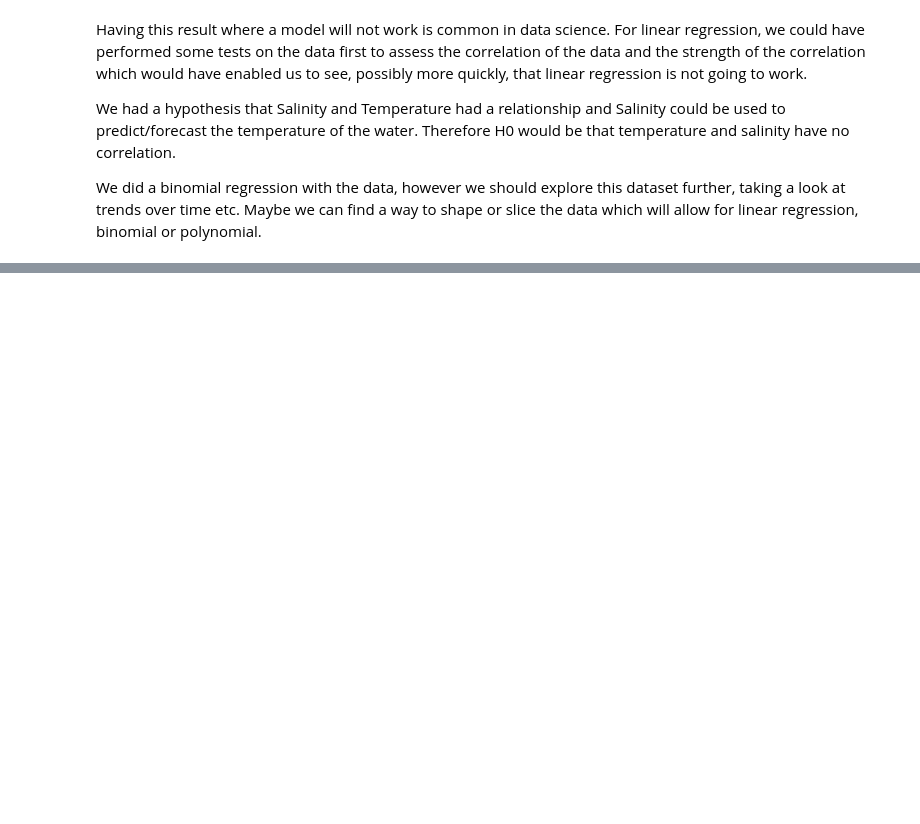
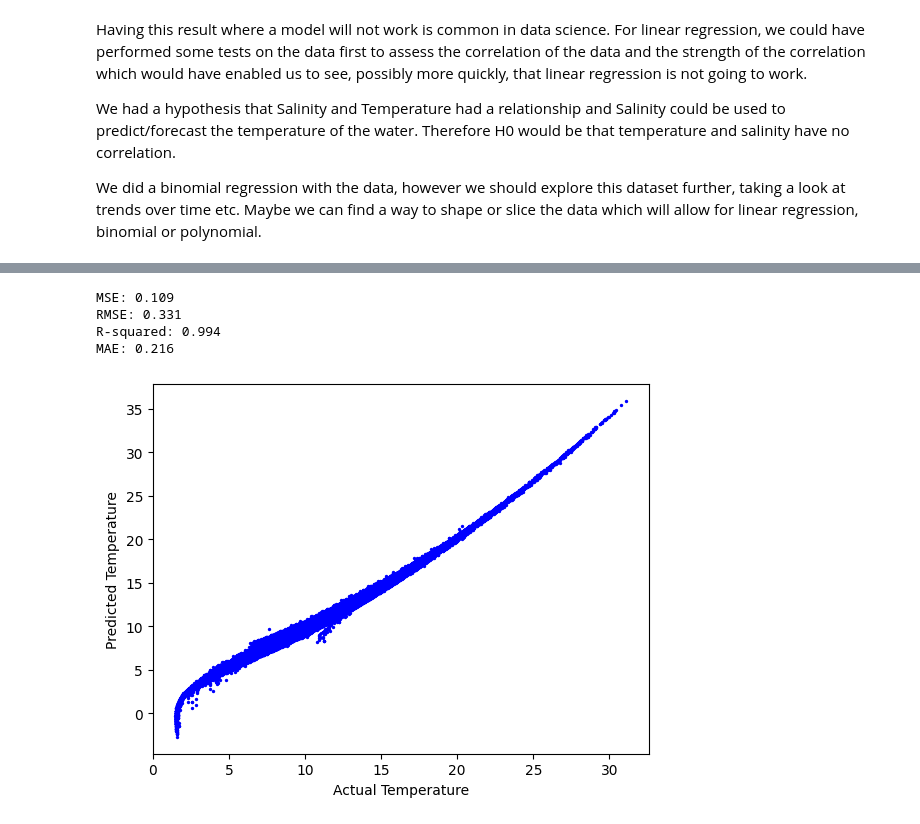
Before and after one commit to NickMarini/data-science, a Jupyter notebook: notebooks/linear-regression.ipynb, the cells around one changed output, grey strips where cells are left out. Drawn from its saved outputs; the diff is of its cells as text; code cells hidden in the pictures; blank space fills up the shorter version.

```diff
--- a/notebooks/linear-regression.ipynb
+++ b/notebooks/linear-regression.ipynb
@@ -180,0 +301,14 @@ plt.show()
+# %%
+# We are introducing a scaler here to ensure that the data is scaled before it is fed into the model
+# define the pipeline
+steps = [('scaler', StandardScaler()), ('LinearRegression', LinearRegression())]
+
+# initialize the pipeline
+pipeline = Pipeline(steps)
+
+# fit the pipeline to the training data
+pipeline.fit(X_train, y_train)
+
+#View the coefficients and intercept
+print(pipeline.named_steps['LinearRegression'].coef_)
+print(pipeline.named_steps['LinearRegression'].intercept_)
@@ -180,0 +318,7 @@ plt.show()
+# %%
+# predict the test data
+y_pred = pipeline.predict(X_test)
+
+# calculate the r2 score
+test_score = r2_score(y_test, y_pred)
+print("Test score: {0:.2f} %".format(100 * test_score))
@@ -180,0 +337,24 @@ plt.show()
+# %%
+# Calculate evaluation metrics
+mse = mean_squared_error(y_test, y_pred)
+rmse = mean_squared_error(y_test, y_pred, squared=False)
+r2 = r2_score(y_test, y_pred)
+mae = mean_absolute_error(y_test, y_pred)
+
+# Print the evaluation metrics
+print("MSE: {:.3f}".format(mse))
+print("RMSE: {:.3f}".format(rmse))
+print("R-squared: {:.3f}".format(r2))
+print("MAE: {:.3f}".format(mae))
+
+# Plot the predicted values against the actual values showing the relationship between the two
+plt.scatter(y_test, y_pred, color ='b', s=2)
+plt.xlabel("Actual Temperature")
+plt.ylabel("Predicted Temperature")
+plt.show()
+# %% [output]
+MSE: 0.109
+RMSE: 0.331
+R-squared: 0.994
+MAE: 0.216
+[figure, added]
```
Also changed, not shown: parts of 17 cells of this notebook.
